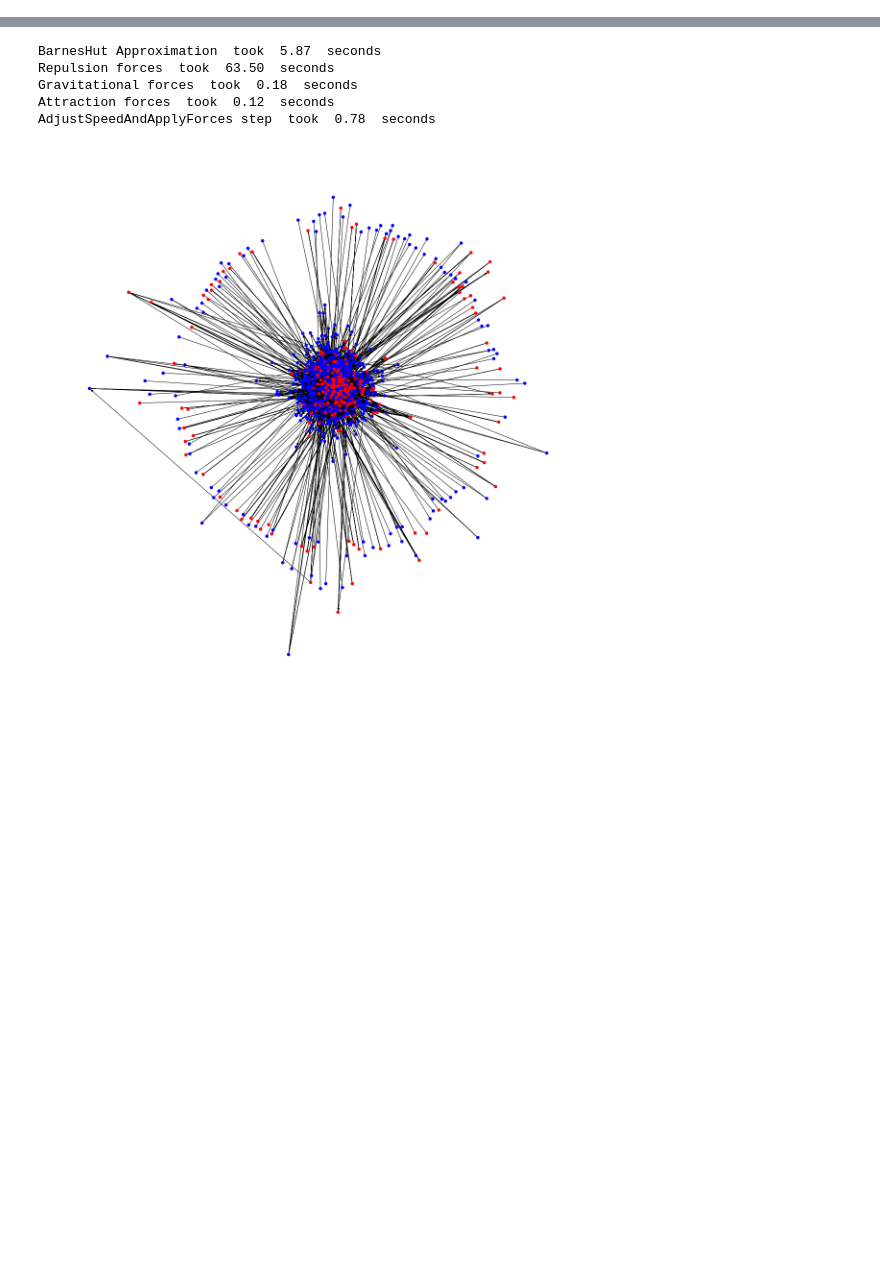
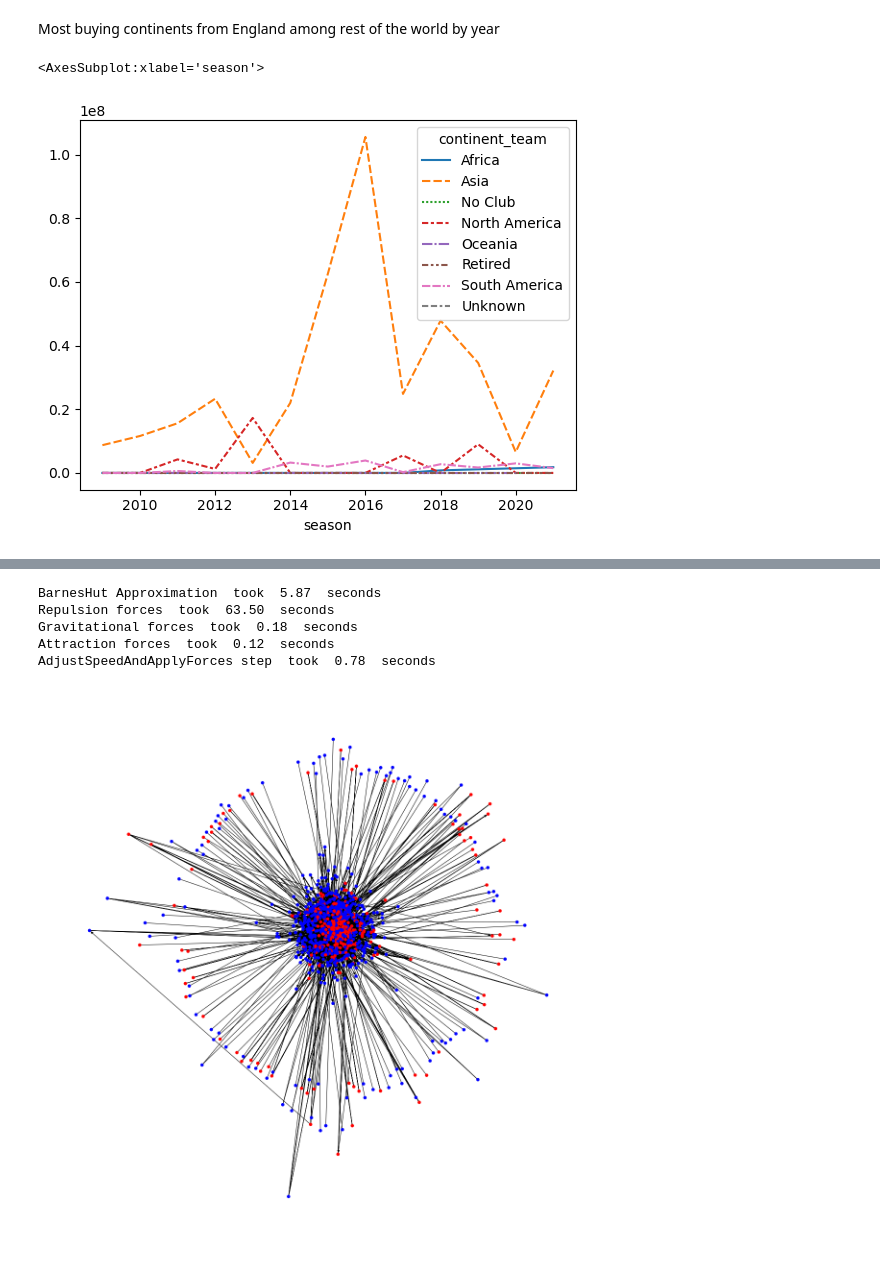
Before and after one commit to drykkur/SocGraphFinalP, a Jupyter notebook: socGraphFinalProj.ipynb, the cells around one changed output, grey strips where cells are left out. Drawn from its saved outputs; the diff is of its cells as text; code cells hidden in the pictures; blank space fills up the shorter version.

```diff
--- a/socGraphFinalProj.ipynb
+++ b/socGraphFinalProj.ipynb
@@ -55,0 +89,10 @@ df
+# %% [markdown]
+Most buying continents from England among rest of the world by year
+# %%
+import seaborn as sns
+df_fee=df[df['dir']=='left']
+df_fee=df_fee.groupby(by=['season','continent_team']).sum()['transfer_fee_amnt']
+sns.lineplot(data=df_fee.unstack().drop(['Europe','England'],axis=1))
+# %% [output]
+<AxesSubplot:xlabel='season'>
+[figure, added]
```
Also changed, not shown: parts of 29 cells of this notebook, 2 other files.
